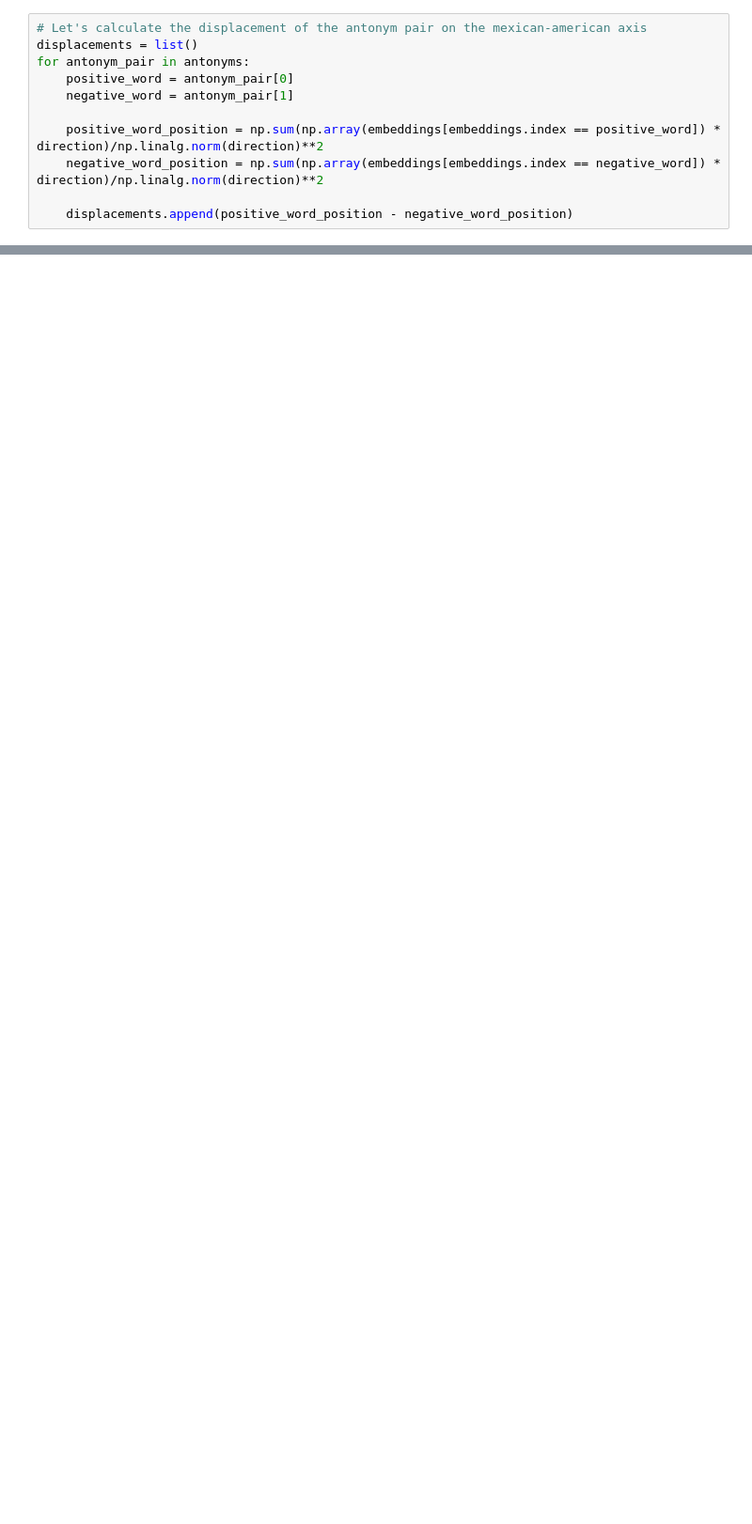
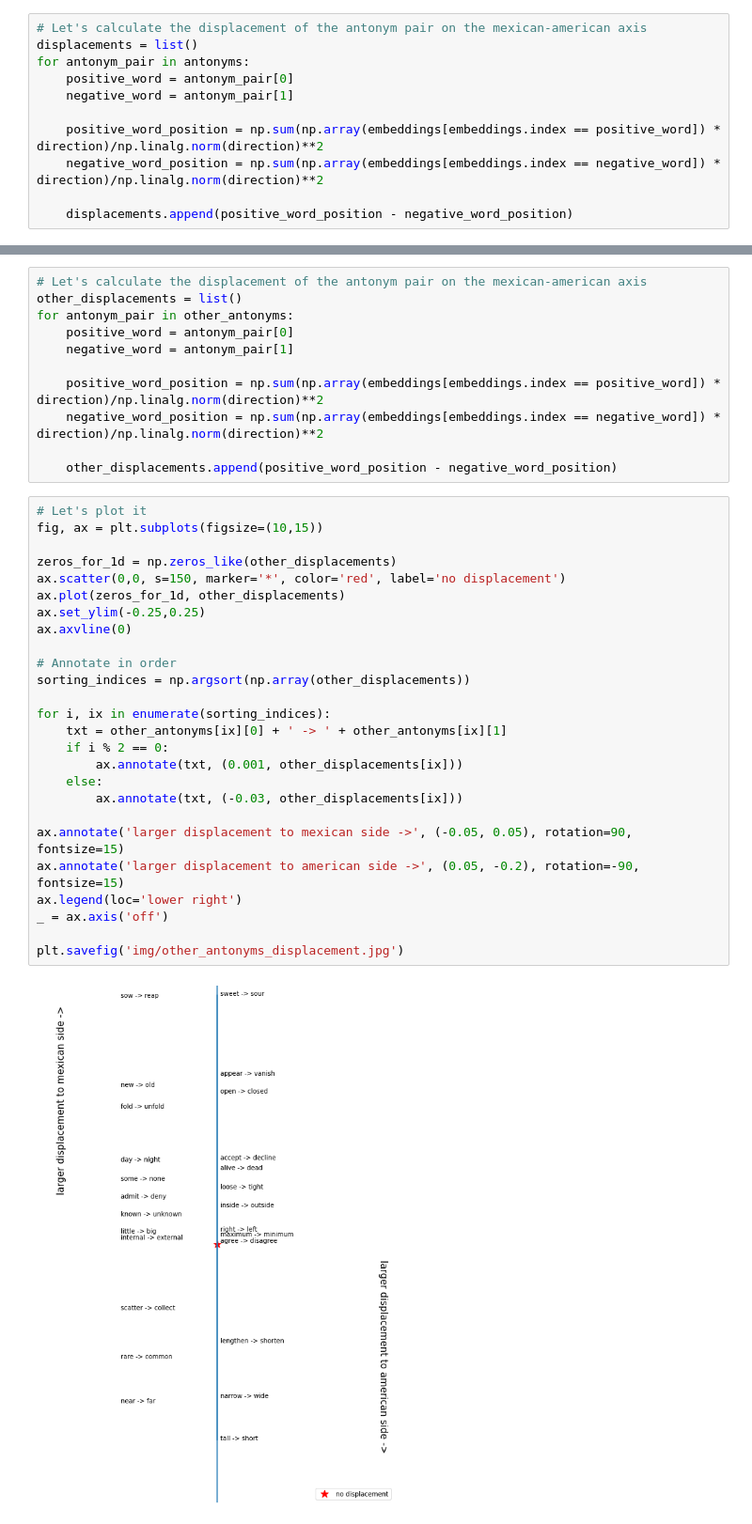
Before and after one commit to acapunay-berkeley/w266_final_project_bias_in_word_embeddings, a Jupyter notebook: antonyms_and_word_vectors.ipynb, the cells around one changed output, grey strips where cells are left out. Shown at 94% size. Drawn from its saved outputs; the diff is of its cells as text; blank space fills up the shorter version.

```diff
--- a/antonyms_and_word_vectors.ipynb
+++ b/antonyms_and_word_vectors.ipynb
@@ -120,0 +155,39 @@ _ = ax.axis('off')
+# %%
+# Let's calculate the displacement of the antonym pair on the mexican-american axis
+other_displacements = list()
+for antonym_pair in other_antonyms:
+    positive_word = antonym_pair[0]
+    negative_word = antonym_pair[1]
+
+    positive_word_position = np.sum(np.array(embeddings[embeddings.index == positive_word]) * direction)/np.linalg.norm(direction)**2
+    negative_word_position = np.sum(np.array(embeddings[embeddings.index == negative_word]) * direction)/np.linalg.norm(direction)**2
+
+    other_displacements.append(positive_word_position - negative_word_position)
+# %%
+# Let's plot it
+fig, ax = plt.subplots(figsize=(10,15))
+
+zeros_for_1d = np.zeros_like(other_displacements)
+ax.scatter(0,0, s=150, marker='*', color='red', label='no displacement')
+ax.plot(zeros_for_1d, other_displacements)
+ax.set_ylim(-0.25,0.25)
+ax.axvline(0)
+
+# Annotate in order
+sorting_indices = np.argsort(np.array(other_displacements))
+
+for i, ix in enumerate(sorting_indices):
+    txt = other_antonyms[ix][0] + ' -> ' + other_antonyms[ix][1]
+    if i % 2 == 0:
+        ax.annotate(txt, (0.001, other_displacements[ix]))
+    else:
+        ax.annotate(txt, (-0.03, other_displacements[ix]))
+
+ax.annotate('larger displacement to mexican side ->', (-0.05, 0.05), rotation=90, fontsize=15)
+ax.annotate('larger displacement to american side ->', (0.05, -0.2), rotation=-90, fontsize=15)
+ax.legend(loc='lower right')
+_ = ax.axis('off')
+
+plt.savefig('img/other_antonyms_displacement.jpg')
+# %% [output]
+[figure, added]
```
Also changed, not shown: parts of 6 cells of this notebook, 14 other files.
